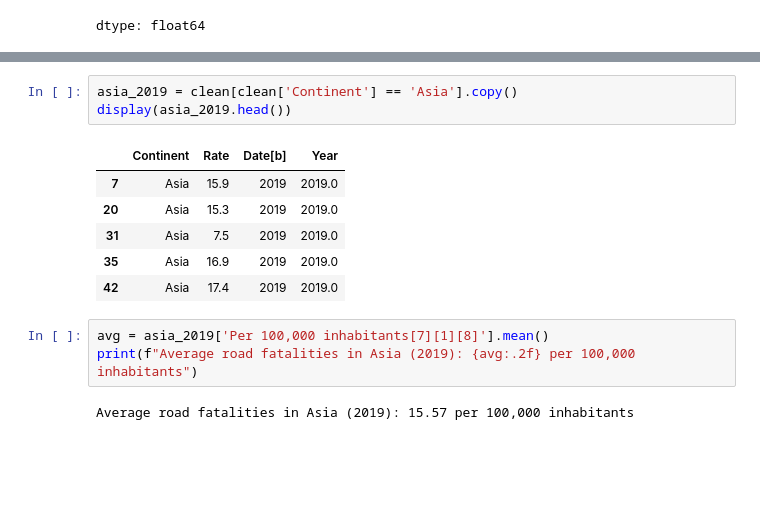
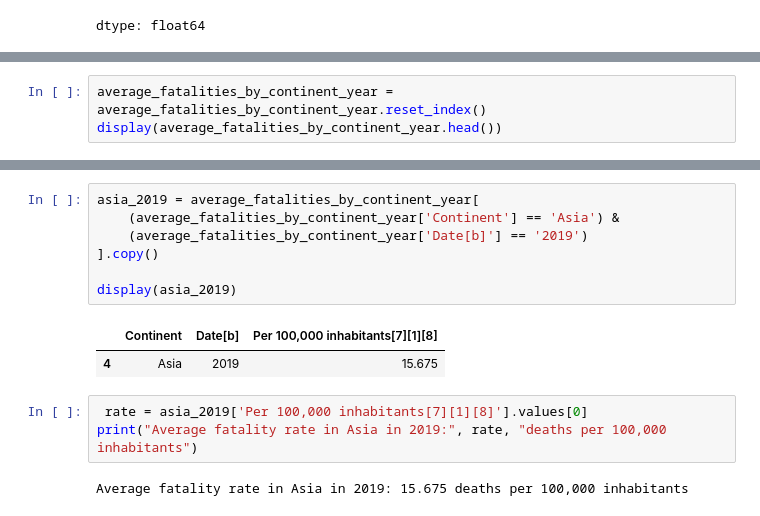
Before and after one commit to anastefan176/QM2, a Jupyter notebook: notebooks/W02. Pandas.ipynb, the cells around one changed output, grey strips where cells are left out. Drawn from its saved outputs; the diff is of its cells as text; blank space fills up the shorter version.

```diff
--- a/notebooks/W02. Pandas.ipynb
+++ b/notebooks/W02. Pandas.ipynb
@@ -622,0 +611,3 @@ Text(0.5, 1.0, 'Average Fatalities per 100,000 Inhabitants by Continent and Year
+# %%
+average_fatalities_by_continent_year = average_fatalities_by_continent_year.reset_index()
+display(average_fatalities_by_continent_year.head())
@@ -623,15 +632,15 @@ Text(0.5, 1.0, 'Average Fatalities per 100,000 Inhabitants by Continent and Year
 # %%
-asia_2019 = clean[clean['Continent'] == 'Asia'].copy()
-display(asia_2019.head())
+asia_2019 = average_fatalities_by_continent_year[
+    (average_fatalities_by_continent_year['Continent'] == 'Asia') &
+    (average_fatalities_by_continent_year['Date[b]'] == '2019')
+].copy()
+
+display(asia_2019)
 # %% [output]
-|  | Continent | Rate | Date[b] | Year |
-| 7 | Asia | 15.9 | 2019 | 2019.0 |
-| 20 | Asia | 15.3 | 2019 | 2019.0 |
-| 31 | Asia | 7.5 | 2019 | 2019.0 |
-| 35 | Asia | 16.9 | 2019 | 2019.0 |
-| 42 | Asia | 17.4 | 2019 | 2019.0 |
+|  | Continent | Date[b] | Per 100,000 inhabitants[7][1][8] |
+| 4 | Asia | 2019 | 15.675 |
 # %%
-avg = asia_2019['Per 100,000 inhabitants[7][1][8]'].mean()
-print(f"Average road fatalities in Asia (2019): {avg:.2f} per 100,000 inhabitants")
+ rate = asia_2019['Per 100,000 inhabitants[7][1][8]'].values[0]
+print("Average fatality rate in Asia in 2019:", rate, "deaths per 100,000 inhabitants")
 # %% [output]
-Average road fatalities in Asia (2019): 15.57 per 100,000 inhabitants
+Average fatality rate in Asia in 2019: 15.675 deaths per 100,000 inhabitants
```
Also changed, not shown: parts of 17 cells of this notebook.
